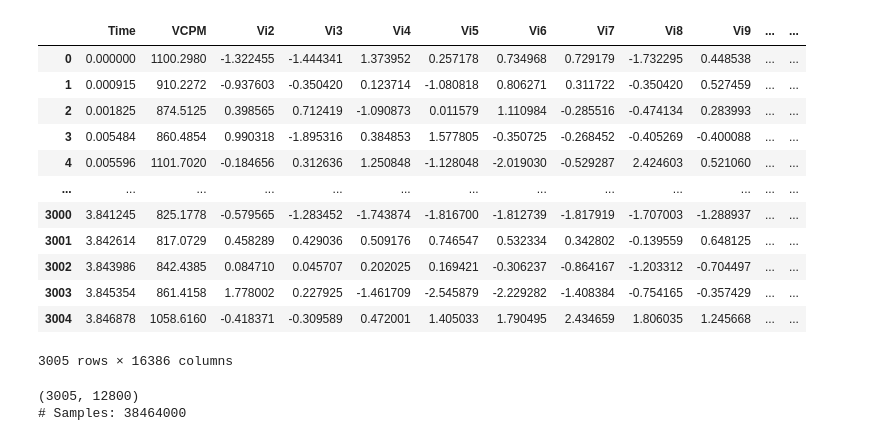
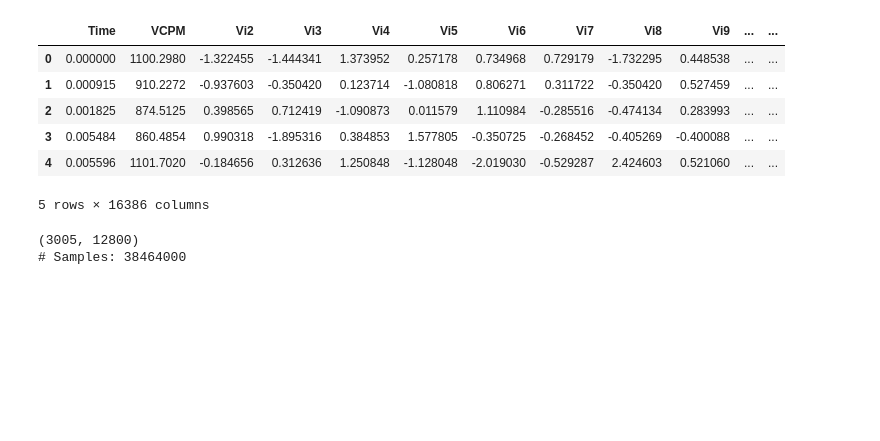
Before and after one commit to FabianAspee/examples, a Jupyter notebook: vibration_analisis.ipynb, the cells around one changed output. Saved outputs shown, nothing was run; the diff lists cells and outputs as text; code cells hidden in the pictures; blank space fills up the shorter version.

```diff
--- a/vibration_analisis.ipynb
+++ b/vibration_analisis.ipynb
@@ -18,19 +23,13 @@ data = dl.read_file('DATASET03.csv',url='http://ltu.diva-portal.org/smash/get/di
 
 #----------------------------------------READ-DATA-----------------------------------------------------
 # %%
-data.head(5000)
+data.head(5)
 # %% [output]
 |  | Time | VCPM | Vi2 | Vi3 | Vi4 | Vi5 | Vi6 | Vi7 | Vi8 | Vi9 | ... | ... |
 | 0 | 0.000000 | 1100.2980 | -1.322455 | -1.444341 | 1.373952 | 0.257178 | 0.734968 | 0.729179 | -1.732295 | 0.448538 | ... | ... |
 | 1 | 0.000915 | 910.2272 | -0.937603 | -0.350420 | 0.123714 | -1.080818 | 0.806271 | 0.311722 | -0.350420 | 0.527459 | ... | ... |
 | 2 | 0.001825 | 874.5125 | 0.398565 | 0.712419 | -1.090873 | 0.011579 | 1.110984 | -0.285516 | -0.474134 | 0.283993 | ... | ... |
 | 3 | 0.005484 | 860.4854 | 0.990318 | -1.895316 | 0.384853 | 1.577805 | -0.350725 | -0.268452 | -0.405269 | -0.400088 | ... | ... |
 | 4 | 0.005596 | 1101.7020 | -0.184656 | 0.312636 | 1.250848 | -1.128048 | -2.019030 | -0.529287 | 2.424603 | 0.521060 | ... | ... |
-| ... | ... | ... | ... | ... | ... | ... | ... | ... | ... | ... | ... | ... |
-| 3000 | 3.841245 | 825.1778 | -0.579565 | -1.283452 | -1.743874 | -1.816700 | -1.812739 | -1.817919 | -1.707003 | -1.288937 | ... | ... |
-| 3001 | 3.842614 | 817.0729 | 0.458289 | 0.429036 | 0.509176 | 0.746547 | 0.532334 | 0.342802 | -0.139559 | 0.648125 | ... | ... |
-| 3002 | 3.843986 | 842.4385 | 0.084710 | 0.045707 | 0.202025 | 0.169421 | -0.306237 | -0.864167 | -1.203312 | -0.704497 | ... | ... |
-| 3003 | 3.845354 | 861.4158 | 1.778002 | 0.227925 | -1.461709 | -2.545879 | -2.229282 | -1.408384 | -0.754165 | -0.357429 | ... | ... |
-| 3004 | 3.846878 | 1058.6160 | -0.418371 | -0.309589 | 0.472001 | 1.405033 | 1.790495 | 2.434659 | 1.806035 | 1.245668 | ... | ... |
-3005 rows × 16386 columns
+5 rows × 16386 columns
 # %%
```
Also changed, not shown: parts of 19 cells of this notebook.
